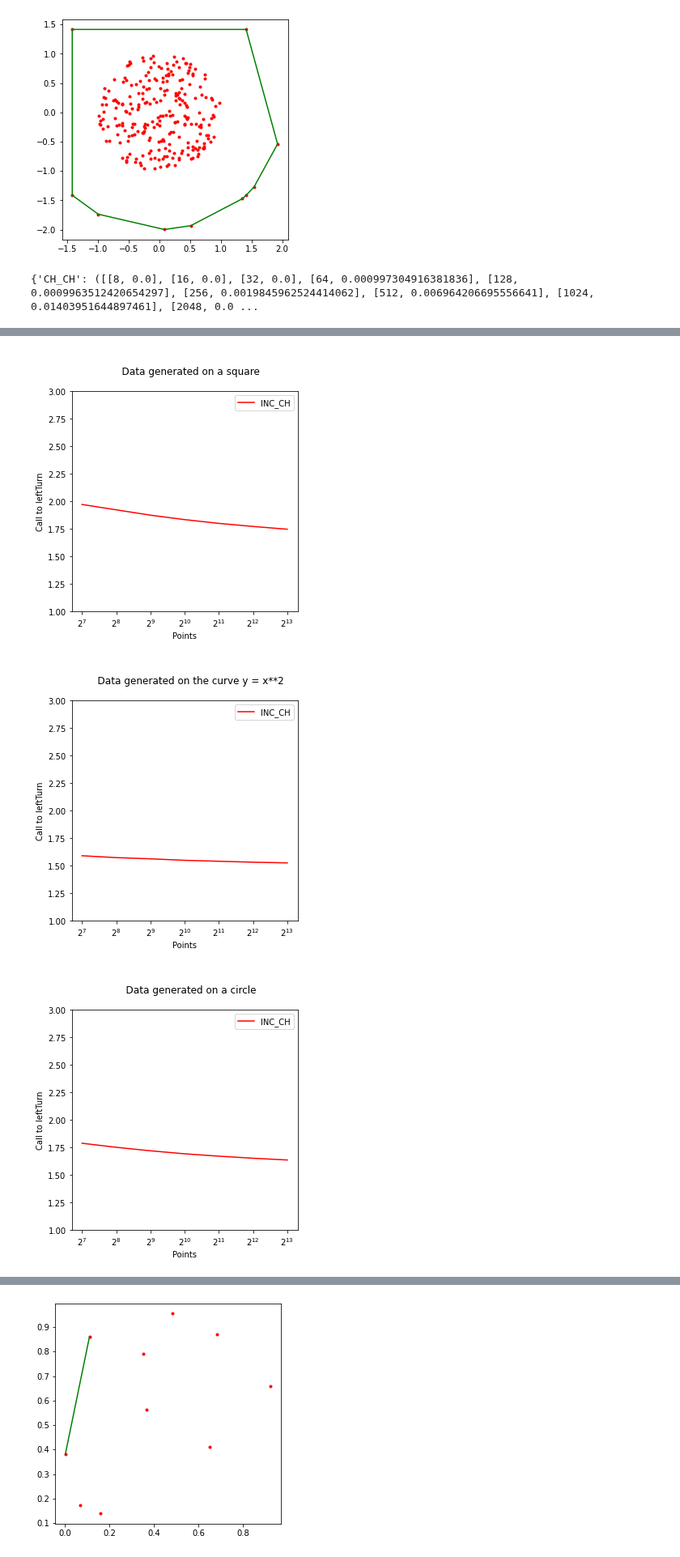
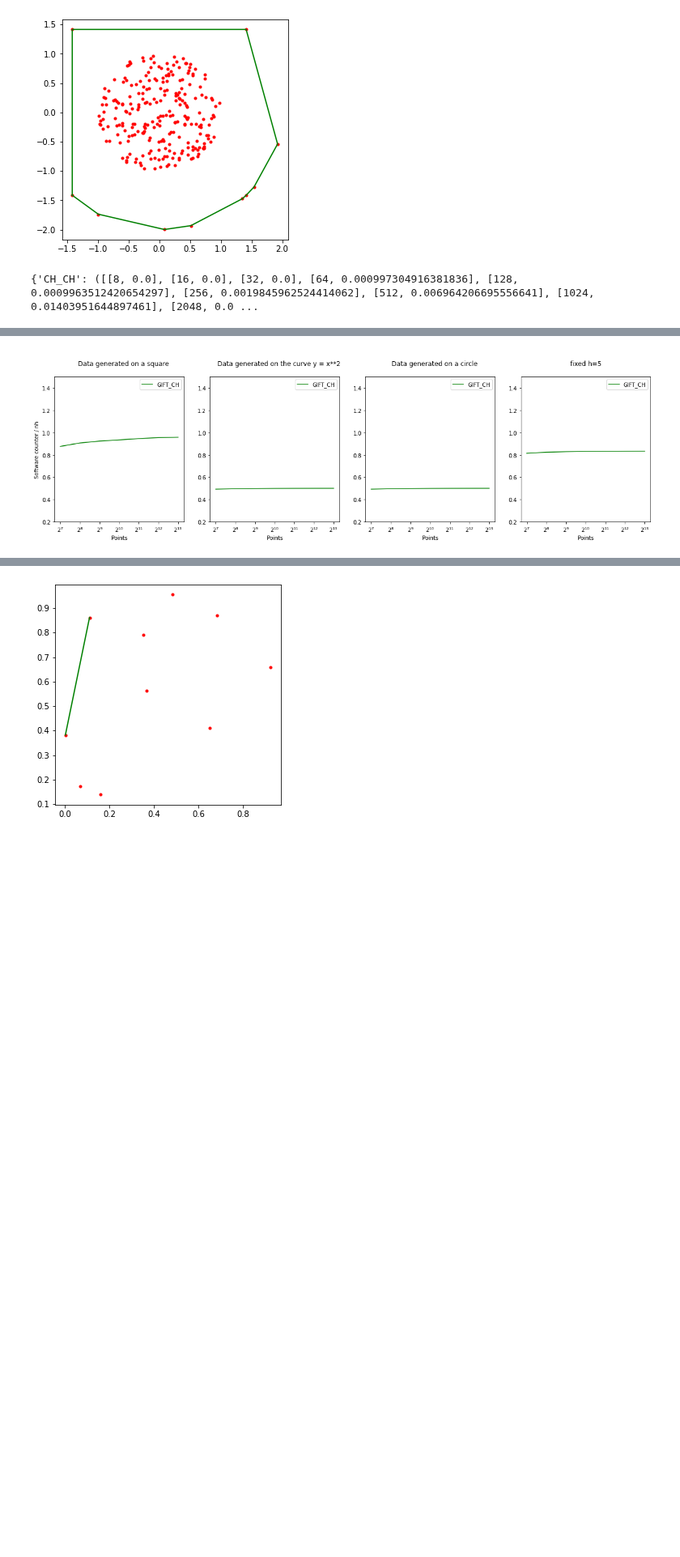
Before and after one commit to Nimakii/etkortnavn, a Jupyter notebook: handin2/H2.ipynb, the cells around one changed output, grey strips where cells are left out. Shown at 81% size. Cells and saved outputs as stored; diff of their text form; code cells hidden in the pictures; blank space fills up the shorter version.

```diff
--- a/handin2/H2.ipynb
+++ b/handin2/H2.ipynb
@@ -628,7 +628,7 @@ def runAllAlgos(generator, max):
     datasets = []
     for i in range(7,max):
         datasets.append([generator(2**i) for _ in range(num_reps)])
-    res = experiment(datasets, [INC_CH])
+    res = experiment(datasets, [INC_CH, CH_CH, GIFT_CH])
     # print(len(res))
     print(res)
     return res
@@ -637,11 +637,11 @@ def runAllAlgos_fixedH(maxn, fixedh):
     datasets = []
     for i in range(7, maxn):
         datasets.append([generate_fixed_sized_disk(2**i, fixedh) for _ in range(num_reps)])
-    res = experiment(datasets, [INC_CH])
+    res = experiment(datasets, [INC_CH, CH_CH,GIFT_CH])
     print(res)
     return res
 
-max_i = 17
+max_i = 14
 res_poly = runAllAlgos(generate_poly, max_i)
 res_circle = runAllAlgos(generate_circle_circumference, max_i)
 res_square = runAllAlgos(generate_square, max_i)
@@ -671,41 +671,49 @@ def plotResultTimeDict(res, title, f = lambda n,h: 1):
     plt.xlabel("Points")
     plt.show()
 
+mads = 1
+def plotResultCountDict(res, title, f = lambda n,h: 1):
+    global mads
+    plt.subplot(1,4,mads)
+    mads += 1
 
-def plotResultCountDict(res, title, f = lambda n,h: 1):
     for key in res.keys():
         # inc_ch_time = res[key][0]
         inc_ch_count = res[key][1]
 
         nlist,hlist,countlist = list(zip(*inc_ch_count))
         countlistz = [ t / f(n,h) for n,t,h in zip(nlist,countlist,hlist) ]
         plt.plot(nlist,countlistz,color[key], label=key)
 
     plt.title(title)
     plt.legend()
-    plt.ylim(1, 3)
-    plt.ylabel("Call to leftTurn")
+    plt.ylim(0.2, 1.5)
     plt.xlabel("Points")
     plt.xscale('log', base=2)
-    plt.show()
+
 
 nlogn = ( lambda n,h : n*math.log(n) )
 nlogh = ( lambda n,h: n*math.log(h))
 nh = ( lambda n,h: n*h )
 n_ = ( lambda n,h: n )
 
-plotResultCountDict(res_square, generate_square.__doc__, nlogn)
+plt.rcParams['figure.figsize'] = [20,5]
+mads = 1
+plotResultCountDict(res_square, generate_square.__doc__, nh)
+plt.ylabel("Software counter / nh")
 # plotResultTimeDict(res_square, generate_square.__doc__, nlogn)
 
-plotResultCountDict(res_poly, generate_poly.__doc__, nlogn)
+plotResultCountDict(res_poly, generate_poly.__doc__, nh)
 # plotResultTimeDict(res_poly, generate_poly.__doc__, nlogn)
 
-plotResultCountDict(res_circle, generate_circle.__doc__,nlogn)
+plotResultCountDict(res_circle, generate_circle.__doc__,nh)
 # plotResultTimeDict(res_circle, generate_circle.__doc__, nlogn)
 
-plotResultCountDict(res_fixedh, "fixed h",nlogn)
+plotResultCountDict(res_fixedh, "fixed h=5\n",nh)
 # plotResultTimeDict(res_fixedh, "fixed h",nlogn)
+# plt.subplots_adjust(wspace=0)
+plt.show()
+
+plt.rcParams['figure.figsize'] = [5,5]
 # %% [output]
-[figure, old version]
+[figure, new version]
-[figure, removed]
-[figure, removed]
```
Also changed, not shown: parts of 4 cells of this notebook, 8 other files.
